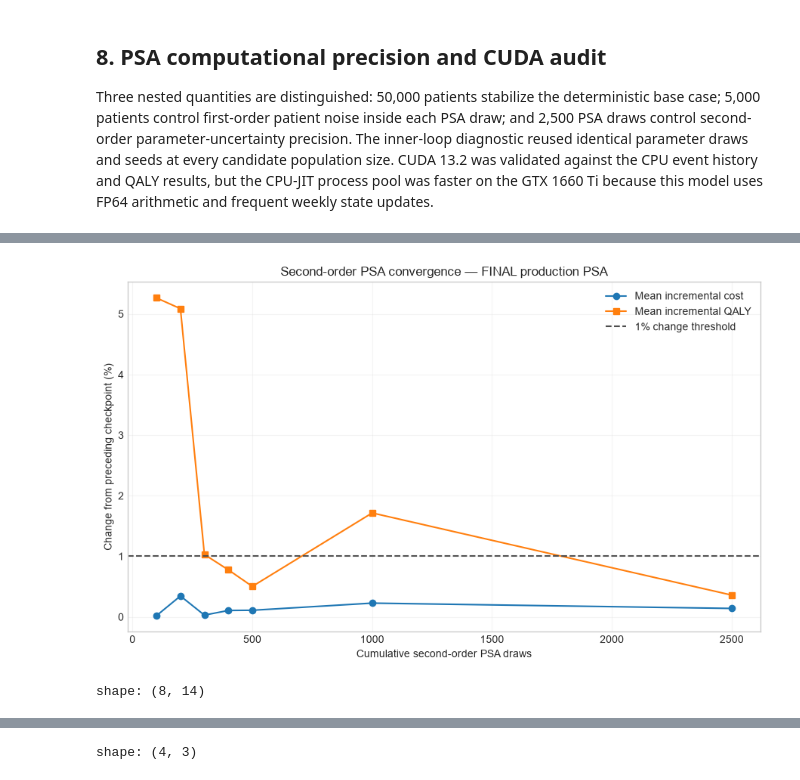
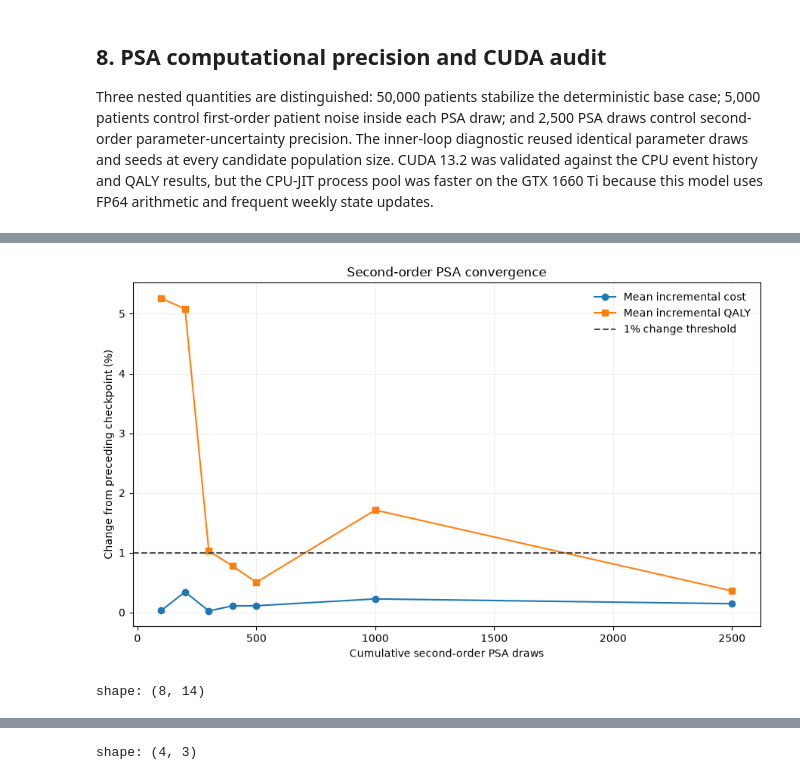
Before and after one commit to MohammadHashemian/hemophilia-a-cua, a Jupyter notebook: notebooks/state_transition_final_analysis.ipynb, the cells around one changed output, grey strips where cells are left out. Drawn from its saved outputs; the diff is of its cells as text; code cells hidden in the pictures.

```diff
--- a/notebooks/state_transition_final_analysis.ipynb
+++ b/notebooks/state_transition_final_analysis.ipynb
@@ -83,15 +102,17 @@ MASTER_SEED = 20_260_813
 WTP_IRR_PER_QALY = 18_000_000_000
 
 RUN_BASE_CASE = True
-RUN_STRUCTURAL_SCENARIOS = True
-RUN_PRODUCTION_PSA = True
-RUN_PRODUCTION_OWSA = True
+RUN_STRUCTURAL_SCENARIOS = False
+RUN_PRODUCTION_PSA = False
+RUN_PRODUCTION_OWSA = False
 
 # Twelve worker processes use every logical CPU core on the production machine.
 # CPU-JIT was faster on the installed GTX 1660 Ti for this FP64 workload.
 PSA_JOBS = 12
 PSA_BATCH_SIZE = 24
 OWSA_JOBS = 0
+
+import polars as pl
 
 configuration = pl.DataFrame(
     [
@@ -110,7 +131,7 @@ configuration = pl.DataFrame(
         {"setting": "wtp_irr_per_qaly", "value": WTP_IRR_PER_QALY},
         {"setting": "entry_age", "value": 1},
         {"setting": "exit_age_exclusive", "value": 12},
-        {"setting": "weekly_cycles", "value": 572},
+        {"setting": "weekly_cycles", "value": 11 * 52},
     ]
 )
 configuration
@@ -177,6 +209,10 @@ outcomes to control memory use.
 # %% [markdown]
 #### 3A. Base-case decision summary
 # %%
+import time
+
+from modular_models.state_transition.trace import TraceSession
+
 base_started = time.perf_counter()
 base_trace = TraceSession(max_cycles=5)
 base = (
@@ -196,6 +232,13 @@ if base is None:
     )
 
 base_elapsed_seconds = time.perf_counter() - base_started
+OUTPUT = ROOT / "outputs" / "state_transition"
+TRACE = OUTPUT / "trace"
+FIGURES = OUTPUT / "figures"
+
+TRACE.mkdir(parents=True, exist_ok=True)
+FIGURES.mkdir(parents=True, exist_ok=True)
+
 base_trace.write_json(TRACE / "base_case_trace.json")
 base_trace.render(TRACE / "base_case_trace.png")
 
@@ -949,6 +737,8 @@ approximate worst-case 95% Monte Carlo margin of ±1.96 percentage points for CE
 Parameter draws, atomic checkpoints, code/data fingerprints and the completed manifest are stored
 with the results.
 # %%
+from modular_models.state_transition.production import PSAConfig, PSAProductionPipeline
+
 production_psa_dir = OUTPUT / "psa_production"
 psa_config = PSAConfig(
     iterations=PSA_ITERATIONS,
@@ -965,7 +755,7 @@ if RUN_PRODUCTION_PSA:
     psa_source_label = "Probabilistic sensitivity analysis"
 elif (production_psa_dir / "psa_results.parquet").exists():
     psa_frame = pl.read_parquet(production_psa_dir / "psa_results.parquet")
-    psa_source_label = "FINAL 2,500-draw production PSA"
+    psa_source_label = "Probabilistic sensitivity analysis"
 else:
     convergence_psa_dir = ROOT / "outputs/state_transition/psa_convergence_500x5000"
     psa_frame = pl.read_parquet(convergence_psa_dir / "psa_results.parquet")
@@ -1209,31 +953,20 @@ shape: (1, 6)
 # %%
 convergence_plot = iteration_convergence.filter(
     pl.col("relative_change_mean_cost").is_not_null()
 )
 fig, ax = plt.subplots(figsize=(9, 5.5))
-ax.plot(
-    convergence_plot["iterations"],
-    convergence_plot["relative_change_mean_cost"] * 100,
-    marker="o", label="Mean incremental cost",
+plot_psa_convergence(
+    convergence_plot,
+    title=f"Second-order PSA convergence",
+    ax=ax,
 )
-ax.plot(
-    convergence_plot["iterations"],
-    convergence_plot["relative_change_mean_qaly"] * 100,
-    marker="s", label="Mean incremental QALY",
-)
-ax.axhline(1, color="0.3", linestyle="--", label="1% change threshold")
-ax.set_xlabel("Cumulative second-order PSA draws")
-ax.set_ylabel("Change from preceding checkpoint (%)")
-ax.set_title(f"Second-order PSA convergence — {psa_source_label}")
-ax.legend(frameon=False)
-ax.grid(alpha=0.2)
 fig.tight_layout()
 fig.savefig(FIGURES / "psa_iteration_convergence.png", dpi=300, bbox_inches="tight")
 fig.savefig(FIGURES / "psa_iteration_convergence.pdf", bbox_inches="tight")
 plt.show()
 iteration_convergence
 # %% [output]
-[figure, old version]
+[figure, new version]
 shape: (8, 14)
 | iterations | mean_incremental_cost_irr | mean_incremental_qaly | mean_incremental_nmb_irr | p2_5_incremental_cost_irr | ... |
 | i64 | f64 | f64 | f64 | f64 | ... |
```
Also changed, not shown: parts of 43 cells of this notebook, 40 other files.
